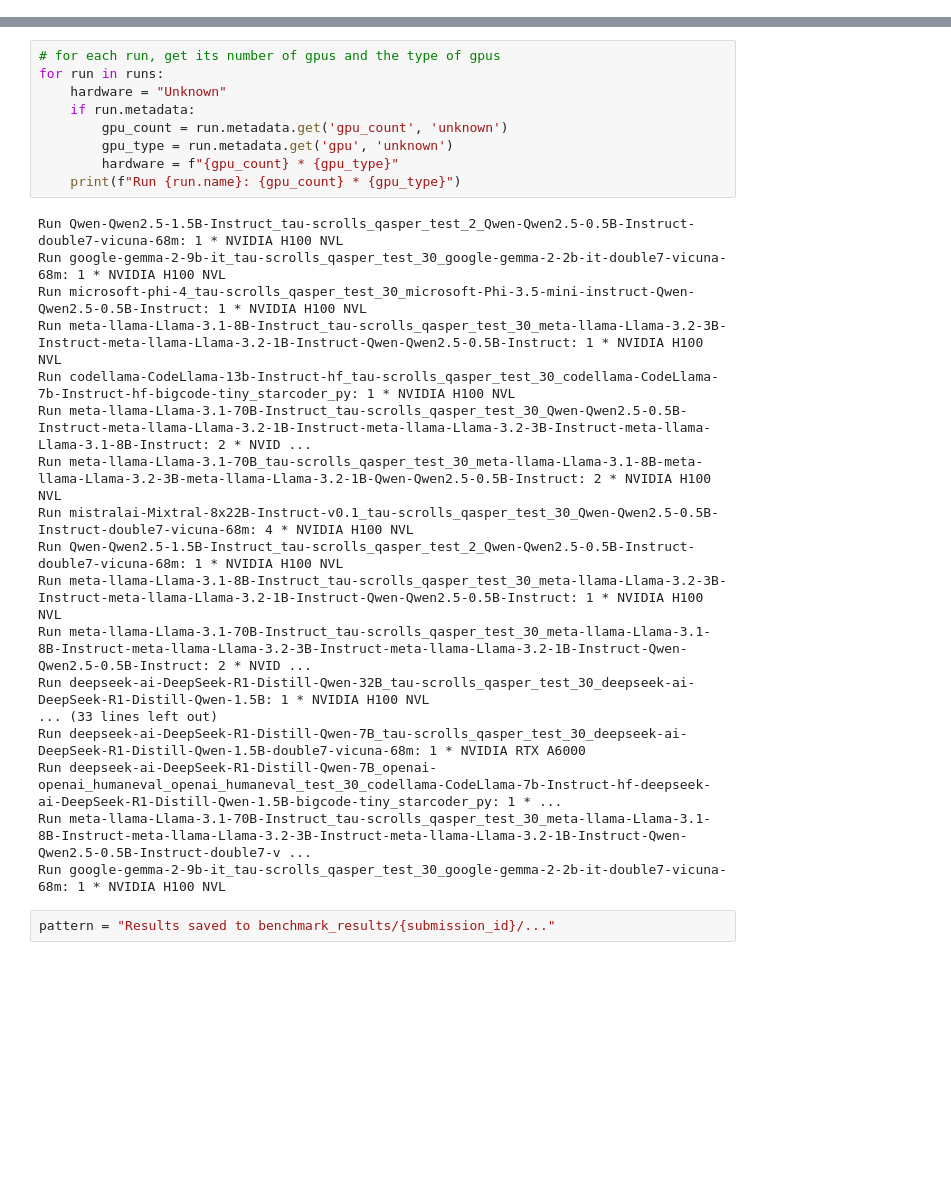
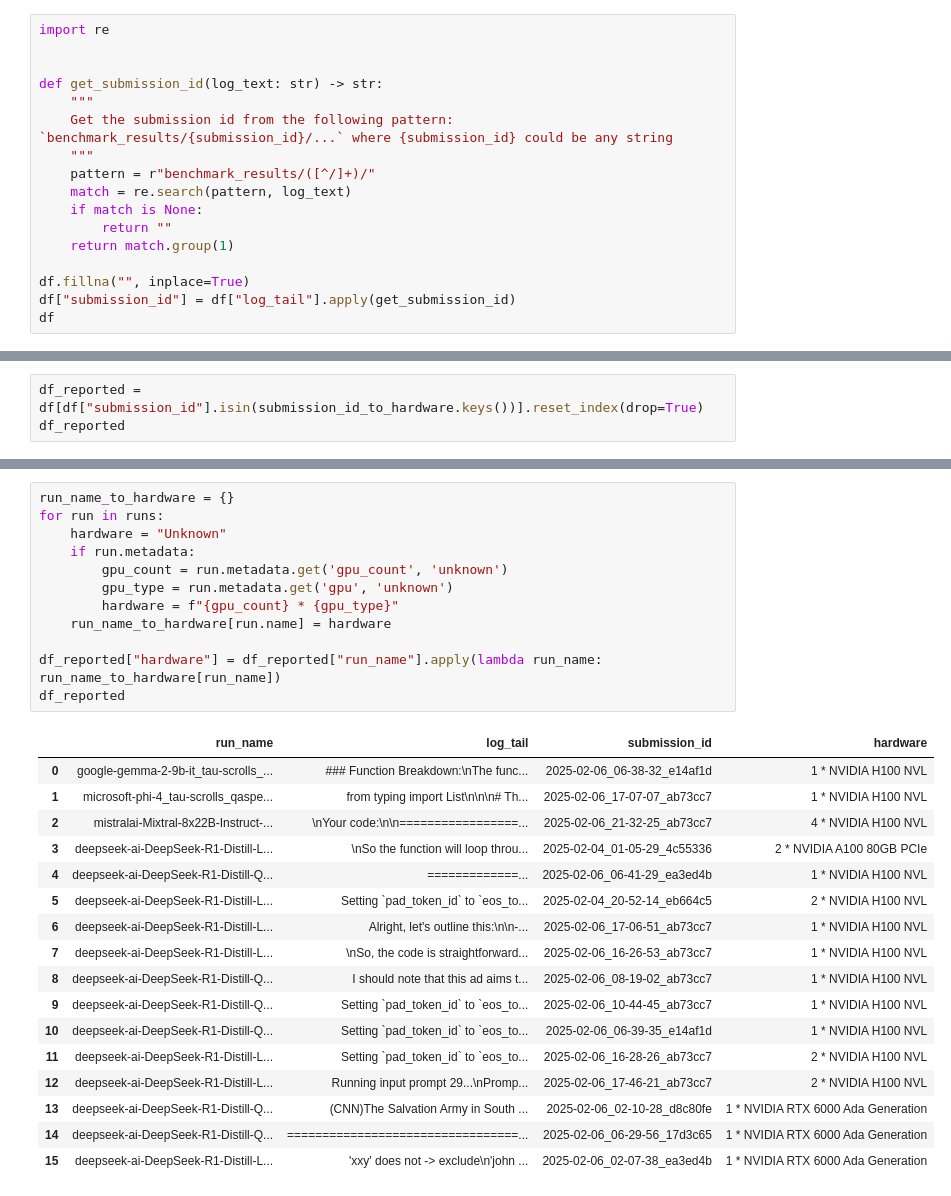
Before and after one commit to keyboardAnt/hf-bench, a Jupyter notebook: hf_bench/hardware.ipynb, the cells around one changed output, grey strips where cells are left out. Cells and saved outputs as stored; diff of their text form; blank space fills up the shorter version.

Commit message:
restore most of the runs' hardware

```diff
--- a/hf_bench/hardware.ipynb
+++ b/hf_bench/hardware.ipynb
@@ -28,0 +79,17 @@ Run meta-llama-Llama-3.1-70B_tau-scrolls_qasper_test_30_meta-llama-Llama-3.1-8B-
+# %%
+import re
+
+
+def get_submission_id(log_text: str) -> str:
+    """
+    Get the submission id from the following pattern: `benchmark_results/{submission_id}/...` where {submission_id} could be any string
+    """
+    pattern = r"benchmark_results/([^/]+)/"
+    match = re.search(pattern, log_text)
+    if match is None:
+        return ""
+    return match.group(1)
+
+df.fillna("", inplace=True)
+df["submission_id"] = df["log_tail"].apply(get_submission_id)
+df
@@ -28,0 +114,3 @@ Run meta-llama-Llama-3.1-70B_tau-scrolls_qasper_test_30_meta-llama-Llama-3.1-8B-
+# %%
+df_reported = df[df["submission_id"].isin(submission_id_to_hardware.keys())].reset_index(drop=True)
+df_reported
@@ -29,29 +135,30 @@ Run meta-llama-Llama-3.1-70B_tau-scrolls_qasper_test_30_meta-llama-Llama-3.1-8B-
 # %%
-# for each run, get its number of gpus and the type of gpus
+run_name_to_hardware = {}
 for run in runs:
     hardware = "Unknown"
     if run.metadata:
         gpu_count = run.metadata.get('gpu_count', 'unknown')
         gpu_type = run.metadata.get('gpu', 'unknown')
         hardware = f"{gpu_count} * {gpu_type}"
-    print(f"Run {run.name}: {gpu_count} * {gpu_type}")
+    run_name_to_hardware[run.name] = hardware
+
+df_reported["hardware"] = df_reported["run_name"].apply(lambda run_name: run_name_to_hardware[run_name])
+df_reported
 # %% [output]
-Run Qwen-Qwen2.5-1.5B-Instruct_tau-scrolls_qasper_test_2_Qwen-Qwen2.5-0.5B-Instruct-double7-vicuna-68m: 1 * NVIDIA H100 NVL
-Run google-gemma-2-9b-it_tau-scrolls_qasper_test_30_google-gemma-2-2b-it-double7-vicuna-68m: 1 * NVIDIA H100 NVL
-Run microsoft-phi-4_tau-scrolls_qasper_test_30_microsoft-Phi-3.5-mini-instruct-Qwen-Qwen2.5-0.5B-Instruct: 1 * NVIDIA H100 NVL
-Run meta-llama-Llama-3.1-8B-Instruct_tau-scrolls_qasper_test_30_meta-llama-Llama-3.2-3B-Instruct-meta-llama-Llama-3.2-1B-Instruct-Qwen-Qwen2.5-0.5B-Instruct: 1 * NVIDIA H100 NVL
-Run codellama-CodeLlama-13b-Instruct-hf_tau-scrolls_qasper_test_30_codellama-CodeLlama-7b-Instruct-hf-bigcode-tiny_starcoder_py: 1 * NVIDIA H100 NVL
-Run meta-llama-Llama-3.1-70B-Instruct_tau-scrolls_qasper_test_30_Qwen-Qwen2.5-0.5B-Instruct-meta-llama-Llama-3.2-1B-Instruct-meta-llama-Llama-3.2-3B-Instruct-meta-llama-Llama-3.1-8B-Instruct: 2 * NVID ...
-Run meta-llama-Llama-3.1-70B_tau-scrolls_qasper_test_30_meta-llama-Llama-3.1-8B-meta-llama-Llama-3.2-3B-meta-llama-Llama-3.2-1B-Qwen-Qwen2.5-0.5B-Instruct: 2 * NVIDIA H100 NVL
-Run mistralai-Mixtral-8x22B-Instruct-v0.1_tau-scrolls_qasper_test_30_Qwen-Qwen2.5-0.5B-Instruct-double7-vicuna-68m: 4 * NVIDIA H100 NVL
-Run Qwen-Qwen2.5-1.5B-Instruct_tau-scrolls_qasper_test_2_Qwen-Qwen2.5-0.5B-Instruct-double7-vicuna-68m: 1 * NVIDIA H100 NVL
-Run meta-llama-Llama-3.1-8B-Instruct_tau-scrolls_qasper_test_30_meta-llama-Llama-3.2-3B-Instruct-meta-llama-Llama-3.2-1B-Instruct-Qwen-Qwen2.5-0.5B-Instruct: 1 * NVIDIA H100 NVL
-Run meta-llama-Llama-3.1-70B-Instruct_tau-scrolls_qasper_test_30_meta-llama-Llama-3.1-8B-Instruct-meta-llama-Llama-3.2-3B-Instruct-meta-llama-Llama-3.2-1B-Instruct-Qwen-Qwen2.5-0.5B-Instruct: 2 * NVID ...
-Run deepseek-ai-DeepSeek-R1-Distill-Qwen-32B_tau-scrolls_qasper_test_30_deepseek-ai-DeepSeek-R1-Distill-Qwen-1.5B: 1 * NVIDIA H100 NVL
-... (33 lines left out)
-Run deepseek-ai-DeepSeek-R1-Distill-Qwen-7B_tau-scrolls_qasper_test_30_deepseek-ai-DeepSeek-R1-Distill-Qwen-1.5B-double7-vicuna-68m: 1 * NVIDIA RTX A6000
-Run deepseek-ai-DeepSeek-R1-Distill-Qwen-7B_openai-openai_humaneval_openai_humaneval_test_30_codellama-CodeLlama-7b-Instruct-hf-deepseek-ai-DeepSeek-R1-Distill-Qwen-1.5B-bigcode-tiny_starcoder_py: 1 * ...
-Run meta-llama-Llama-3.1-70B-Instruct_tau-scrolls_qasper_test_30_meta-llama-Llama-3.1-8B-Instruct-meta-llama-Llama-3.2-3B-Instruct-meta-llama-Llama-3.2-1B-Instruct-Qwen-Qwen2.5-0.5B-Instruct-double7-v ...
-Run google-gemma-2-9b-it_tau-scrolls_qasper_test_30_google-gemma-2-2b-it-double7-vicuna-68m: 1 * NVIDIA H100 NVL
+|  | run_name | log_tail | submission_id | hardware |
+| 0 | google-gemma-2-9b-it_tau-scrolls_... | ### Function Breakdown:\nThe func... | 2025-02-06_06-38-32_e14af1d | 1 * NVIDIA H100 NVL |
+| 1 | microsoft-phi-4_tau-scrolls_qaspe... | from typing import List\n\n\n# Th... | 2025-02-06_17-07-07_ab73cc7 | 1 * NVIDIA H100 NVL |
+| 2 | mistralai-Mixtral-8x22B-Instruct-... | \nYour code:\n\n=================... | 2025-02-06_21-32-25_ab73cc7 | 4 * NVIDIA H100 NVL |
+| 3 | deepseek-ai-DeepSeek-R1-Distill-L... | \nSo the function will loop throu... | 2025-02-04_01-05-29_4c55336 | 2 * NVIDIA A100 80GB PCIe |
+| 4 | deepseek-ai-DeepSeek-R1-Distill-Q... | =============... | 2025-02-06_06-41-29_ea3ed4b | 1 * NVIDIA H100 NVL |
+| 5 | deepseek-ai-DeepSeek-R1-Distill-L... | Setting `pad_token_id` to `eos_to... | 2025-02-04_20-52-14_eb664c5 | 2 * NVIDIA H100 NVL |
+| 6 | deepseek-ai-DeepSeek-R1-Distill-L... | Alright, let's outline this:\n\n-... | 2025-02-06_17-06-51_ab73cc7 | 1 * NVIDIA H100 NVL |
+| 7 | deepseek-ai-DeepSeek-R1-Distill-L... | \nSo, the code is straightforward... | 2025-02-06_16-26-53_ab73cc7 | 1 * NVIDIA H100 NVL |
+| 8 | deepseek-ai-DeepSeek-R1-Distill-Q... | I should note that this ad aims t... | 2025-02-06_08-19-02_ab73cc7 | 1 * NVIDIA H100 NVL |
+| 9 | deepseek-ai-DeepSeek-R1-Distill-Q... | Setting `pad_token_id` to `eos_to... | 2025-02-06_10-44-45_ab73cc7 | 1 * NVIDIA H100 NVL |
+| 10 | deepseek-ai-DeepSeek-R1-Distill-Q... | Setting `pad_token_id` to `eos_to... | 2025-02-06_06-39-35_e14af1d | 1 * NVIDIA H100 NVL |
+| 11 | deepseek-ai-DeepSeek-R1-Distill-L... | Setting `pad_token_id` to `eos_to... | 2025-02-06_16-28-26_ab73cc7 | 2 * NVIDIA H100 NVL |
+| 12 | deepseek-ai-DeepSeek-R1-Distill-L... | Running input prompt 29...\nPromp... | 2025-02-06_17-46-21_ab73cc7 | 2 * NVIDIA H100 NVL |
+| 13 | deepseek-ai-DeepSeek-R1-Distill-Q... | (CNN)The Salvation Army in South ... | 2025-02-06_02-10-28_d8c80fe | 1 * NVIDIA RTX 6000 Ada Generation |
+| 14 | deepseek-ai-DeepSeek-R1-Distill-Q... | =================================... | 2025-02-06_06-29-56_17d3c65 | 1 * NVIDIA RTX 6000 Ada Generation |
+| 15 | deepseek-ai-DeepSeek-R1-Distill-L... | 'xxy' does not -> exclude\n'john ... | 2025-02-06_02-07-38_ea3ed4b | 1 * NVIDIA RTX 6000 Ada Generation |
-# %%
-pattern = "Results saved to benchmark_results/{submission_id}/..."
```
Also changed, not shown: parts of 6 cells of this notebook.
